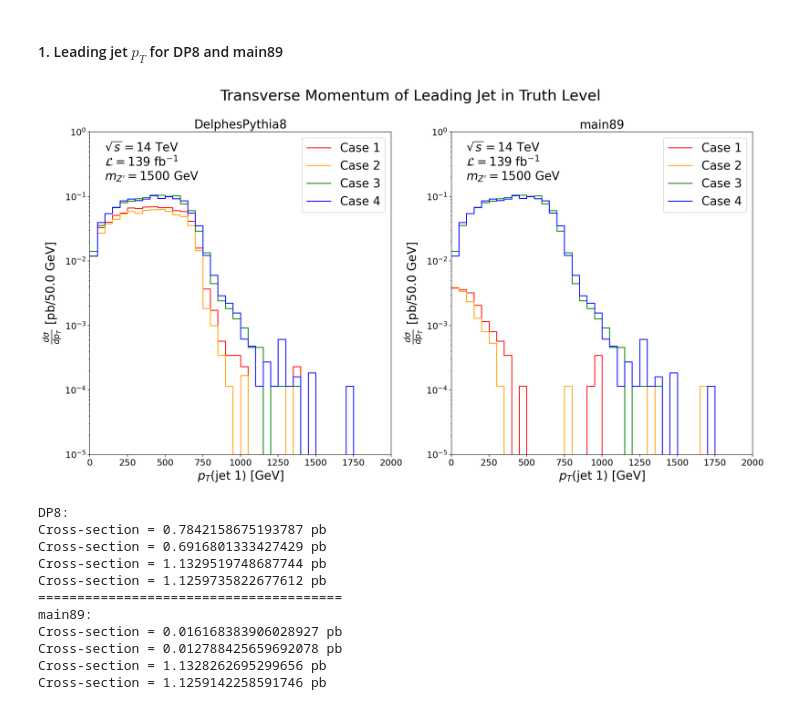
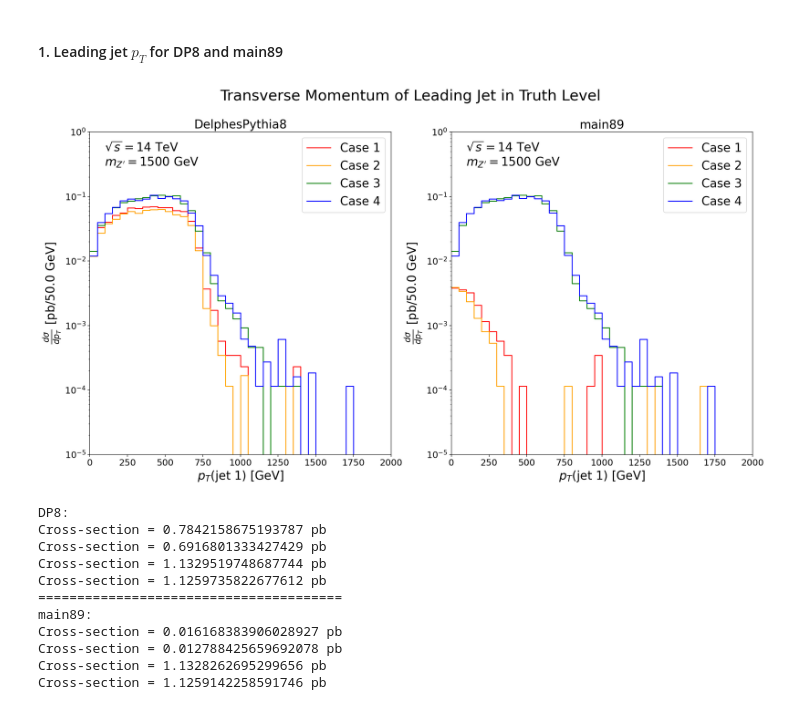
Before and after one commit to YW-Hsiao/SVJ_CKKWL, a Jupyter notebook: s-channel_ckkwl-v2/Analysis/Plot-2_main89_DP8_kinematics_xsec.ipynb, the cells around one changed output. Drawn from its saved outputs; the diff is of its cells as text; code cells hidden in the pictures.

```diff
--- a/s-channel_ckkwl-v2/Analysis/Plot-2_main89_DP8_kinematics_xsec.ipynb
+++ b/s-channel_ckkwl-v2/Analysis/Plot-2_main89_DP8_kinematics_xsec.ipynb
@@ -568,38 +568,38 @@ fig2_1.suptitle("Transverse Momentum of Leading Jet in Truth Level", fontsize=25
 axs[0].legend(fontsize=20)
 axs[1].legend(fontsize=20)
 # sub-title and x & y labels
 ylabel = "$\\frac{d\sigma}{dp_T}$ [pb/"+str(binning[-1]/(len(binning)-1))+" GeV]"
 axs[0].set_title("DelphesPythia8", fontsize=20)
 axs[0].set_xlabel("$p_T$(jet 1) [GeV]", fontsize=20)
 axs[0].set_ylabel(ylabel, fontsize=20)
 axs[1].set_title("main89", fontsize=20)
 axs[1].set_xlabel("$p_T$(jet 1) [GeV]", fontsize=20)
 axs[1].set_ylabel(ylabel, fontsize=20)
 # x & y axes limits, scales, and tick
 axs[0].set_xlim(0, 2000)
 axs[0].set_ylim(1/100000, 1)
 axs[0].set_yscale('log')
 axs[0].tick_params(axis='both', labelsize=15)
 axs[1].set_xlim(0, 2000)
 axs[1].set_ylim(1/100000, 1)
 axs[1].set_yscale('log')
 axs[1].tick_params(axis='both', labelsize=15)
 
 # 5. text
 tex1 = "$\sqrt{s} = 14$ TeV"
 tex2 = "$\mathcal{L} = $"+str(int(LUMINOSITY/1000))+" $\mathrm{fb}^{-1}$"
 tex3 = "$m_{Z^\prime} = 1500$ GeV"
 axs[0].text(100, 0.5, tex1, fontsize=20)
-axs[0].text(100, 0.3, tex2, fontsize=20)
-axs[0].text(100, 0.18, tex3, fontsize=20)
+# axs[0].text(100, 0.3, tex2, fontsize=20)
+axs[0].text(100, 0.3, tex3, fontsize=20)
 axs[1].text(100, 0.5, tex1, fontsize=20)
-axs[1].text(100, 0.3, tex2, fontsize=20)
-axs[1].text(100, 0.18, tex3, fontsize=20)
+# axs[1].text(100, 0.3, tex2, fontsize=20)
+axs[1].text(100, 0.3, tex3, fontsize=20)
 
 plt.savefig("figures-2/fig2-1_jT_DP8_main89_pT.pdf")
 plt.show()
 # %% [output]
-[figure, old version]
+[figure, new version]
 # %%
 print("DP8:")
 print("Cross-section = {} pb".format(np.sum(hist0_1)[0]))
```
Also changed, not shown: parts of 8 cells of this notebook, 9 other files.
